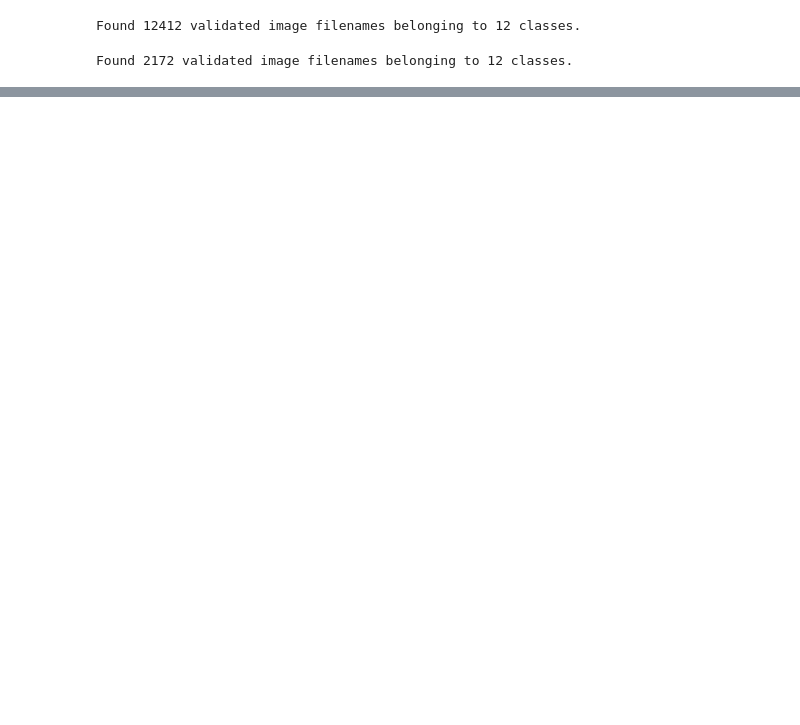
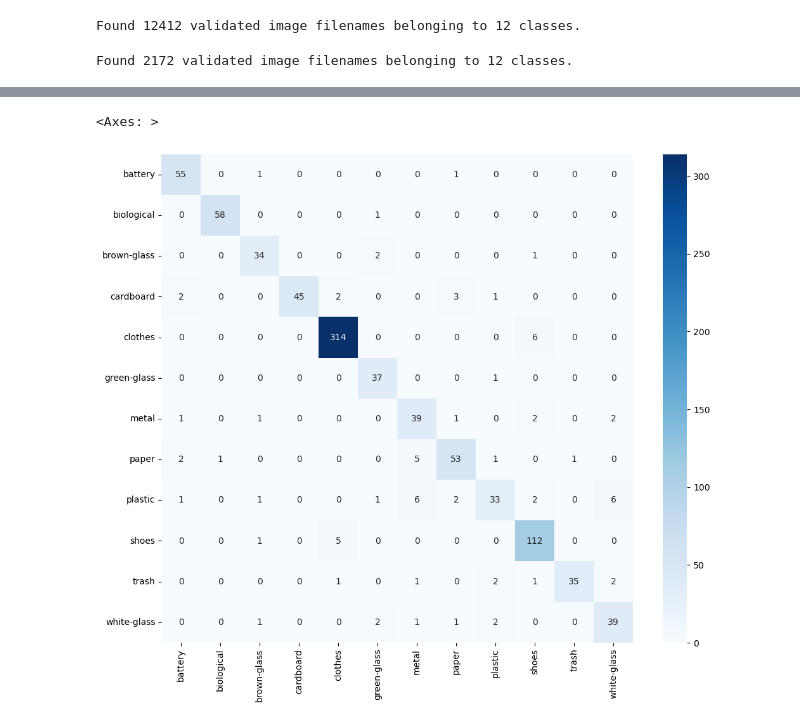
Before and after one commit to ya27hw/recycle_classifier, a Jupyter notebook: main.ipynb, the cells around one changed output, grey strips where cells are left out. Cells and saved outputs as stored; diff of their text form; code cells hidden in the pictures; blank space fills up the shorter version.

Commit message:
added heatmap, updated h5 model

```diff
--- a/main.ipynb
+++ b/main.ipynb
@@ -228,0 +234,13 @@ plt.show()
+# %%
+test_datagen = ImageDataGenerator()
+
+test_generator = test_datagen.flow_from_dataframe(
+    dataframe= test_df,
+    x_col='filepath',
+    y_col='label',
+    target_size=IMG_SIZE,
+    color_mode="rgb",
+    class_mode="categorical",
+    batch_size=1,
+    shuffle=False
+)
@@ -228,0 +249,9 @@ plt.show()
+# %%
+filenames = test_generator.filenames
+nb_samples = len(filenames)
+
+pred = model.predict(test_generator, verbose=1)
+y_pred = np.argmax(pred, axis=1)
+y_true = test_generator.classes
+
+print(classification_report(y_true, y_pred, target_names=test_generator.class_indices.keys()))
@@ -228,0 +278,16 @@ plt.show()
+# %%
+import seaborn as sns
+from sklearn.metrics import confusion_matrix
+
+
+cm = confusion_matrix(y_true, y_pred)
+
+plt.figure(figsize=(12, 10))
+sns.heatmap(
+    cm, annot=True, fmt='d', cmap='Blues',
+    xticklabels=test_generator.class_indices.keys(),
+    yticklabels=test_generator.class_indices.keys()
+)
+# %% [output]
+<Axes: >
+[figure, added]
```
Also changed, not shown: parts of 7 cells of this notebook, 1 other file.
